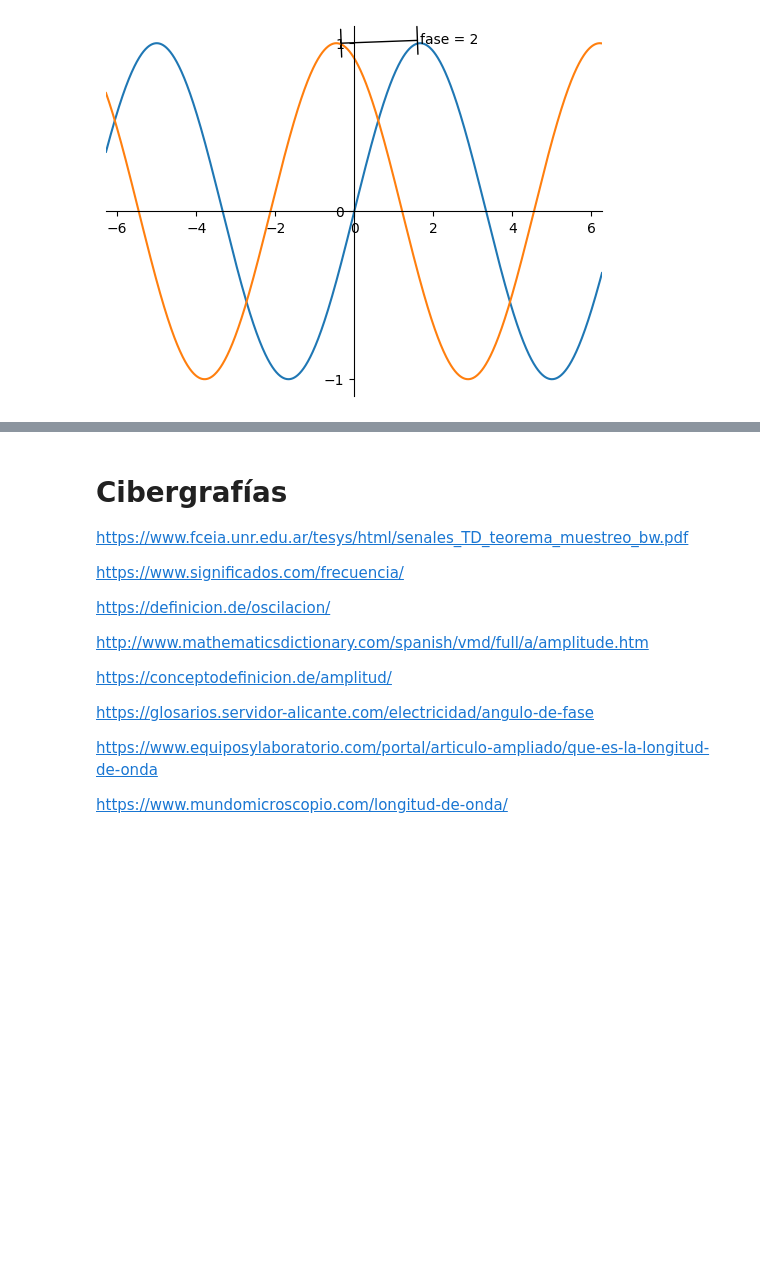
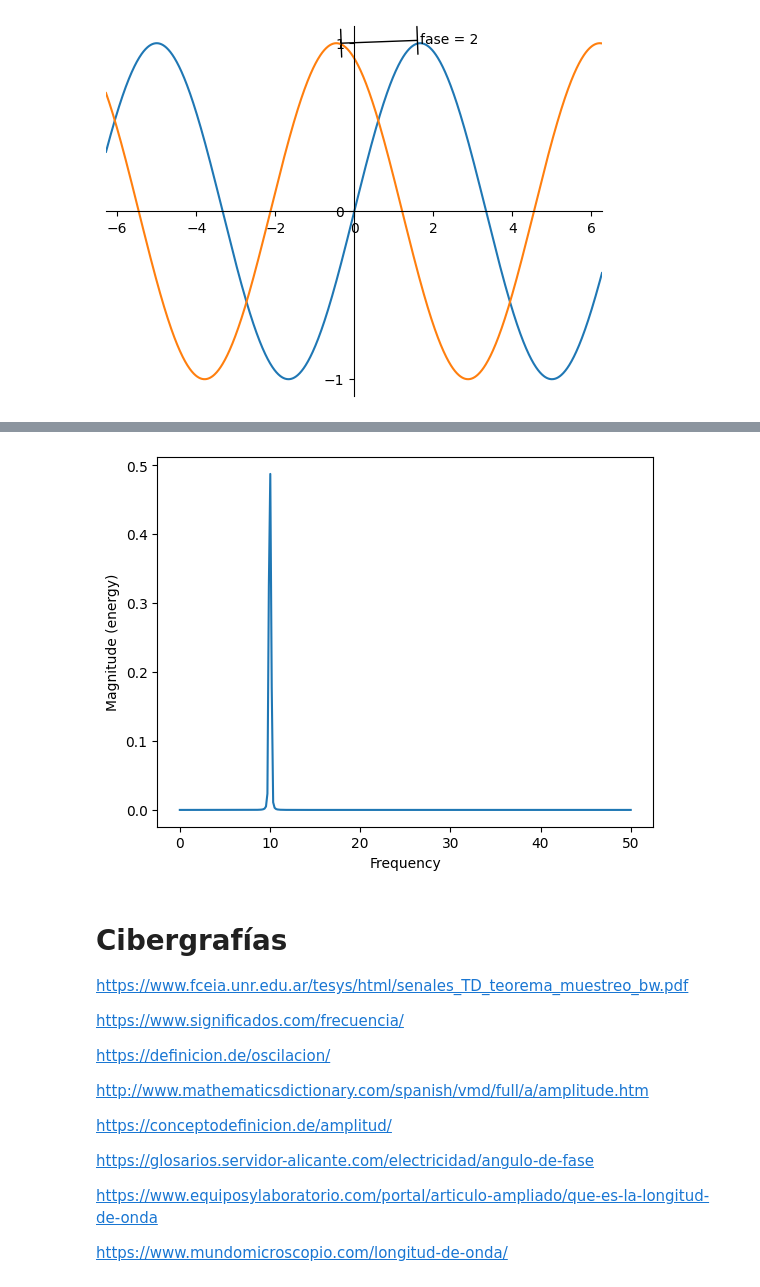
Before and after one commit to diegourielvr/signal, a Jupyter notebook: senoidal.ipynb, the cells around one changed output, grey strips where cells are left out. Cells and saved outputs as stored; diff of their text form; code cells hidden in the pictures; blank space fills up the shorter version.

```diff
--- a/senoidal.ipynb
+++ b/senoidal.ipynb
@@ -390,3 +509,27 @@ Un tono fundamental que se combine con varios armónicos de distintos niveles se
+# %%
+from math import pi
+import numpy as np
+import matplotlib.pyplot as plt
+%matplotlib inline
+def seno(a: float, f: float, p: float, t: float) -> float:
+    return a*sin(2*pi*f*t + p)
+
+# ----- Parámetros -----
+amplitud = 1
+frecuencia = 10
+# ----- fin parámetros -----
+
+fase = 0
+x_max = 2*pi
+x_min = 0
+step = 0.01
+x = [i*step+x_min for i in range(0, int((x_max-x_min)//step))]
+y = [seno(amplitud, frecuencia, fase, time) for time in x]
+fig, ax = plt.subplots()
+ax.magnitude_spectrum(y, Fs=1/step)
+plt.show()
+# %% [output]
+[figure, added]
 # %% [markdown]
 # Cibergrafías
 https://www.fceia.unr.edu.ar/tesys/html/senales_TD_teorema_muestreo_bw.pdf
```
Also changed, not shown: parts of 12 cells of this notebook.
